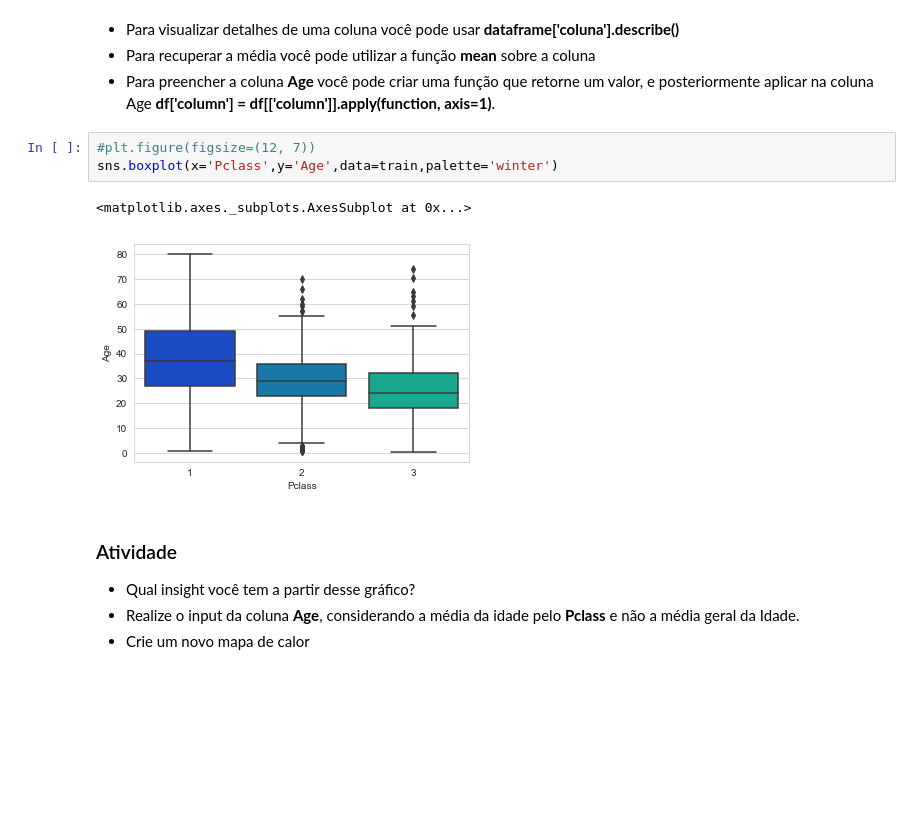
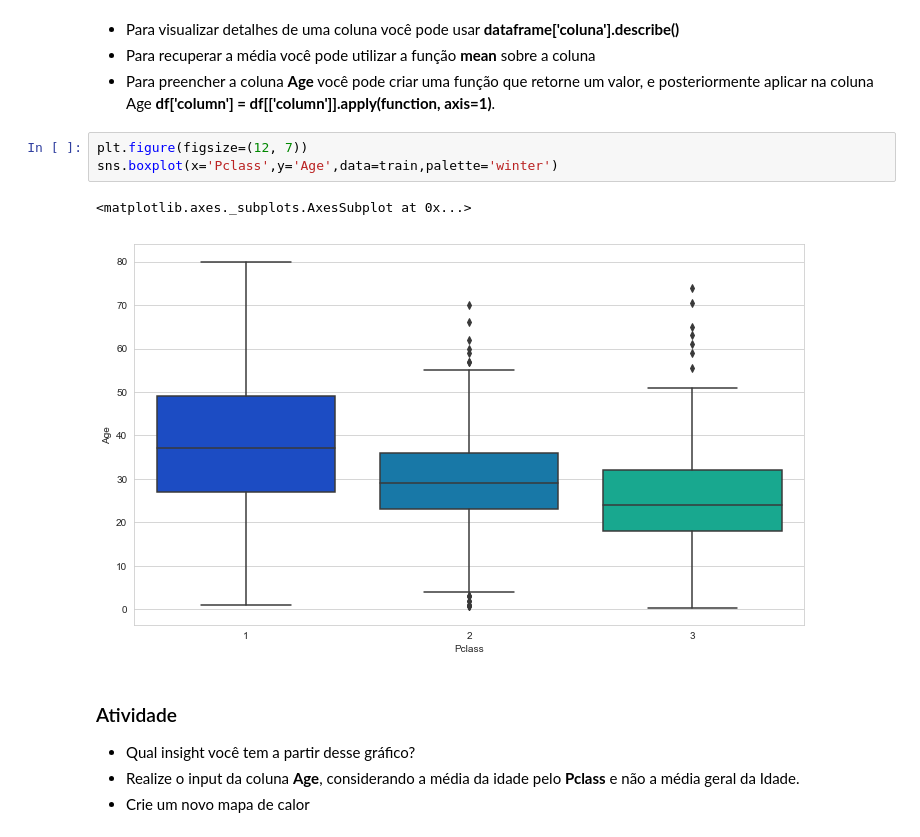
Before and after one commit to alexssandroos/learn_treinamento_atl, a Jupyter notebook: notebooks/Feature_Engineering/Pre_Processamento.ipynb, the cells around one changed output. Cells and saved outputs as stored; diff of their text form; blank space fills up the shorter version.

```diff
--- a/notebooks/Feature_Engineering/Pre_Processamento.ipynb
+++ b/notebooks/Feature_Engineering/Pre_Processamento.ipynb
@@ -164,11 +164,11 @@ Queremos preencher os dados que faltam em algumas amostras para o atributo **Age
 - Para recuperar a média você pode utilizar a função **mean** sobre a coluna
 - Para preencher a coluna **Age** você pode criar uma função que retorne um valor, e posteriormente aplicar na coluna Age **df['column'] = df[['column']].apply(function, axis=1)**.
 # %%
-#plt.figure(figsize=(12, 7))
+plt.figure(figsize=(12, 7))
 sns.boxplot(x='Pclass',y='Age',data=train,palette='winter')
 # %% [output]
 <matplotlib.axes._subplots.AxesSubplot at 0x...>
-[figure, old version]
+[figure, new version]
 # %% [markdown]
 ### Atividade
 
```
Also changed, not shown: parts of 10 cells of this notebook.
